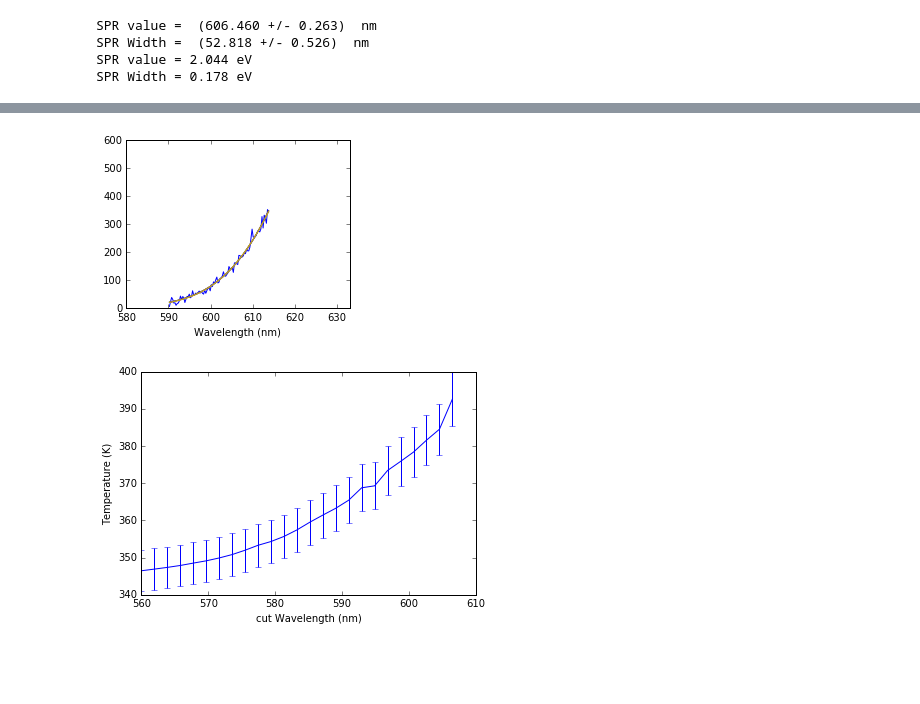
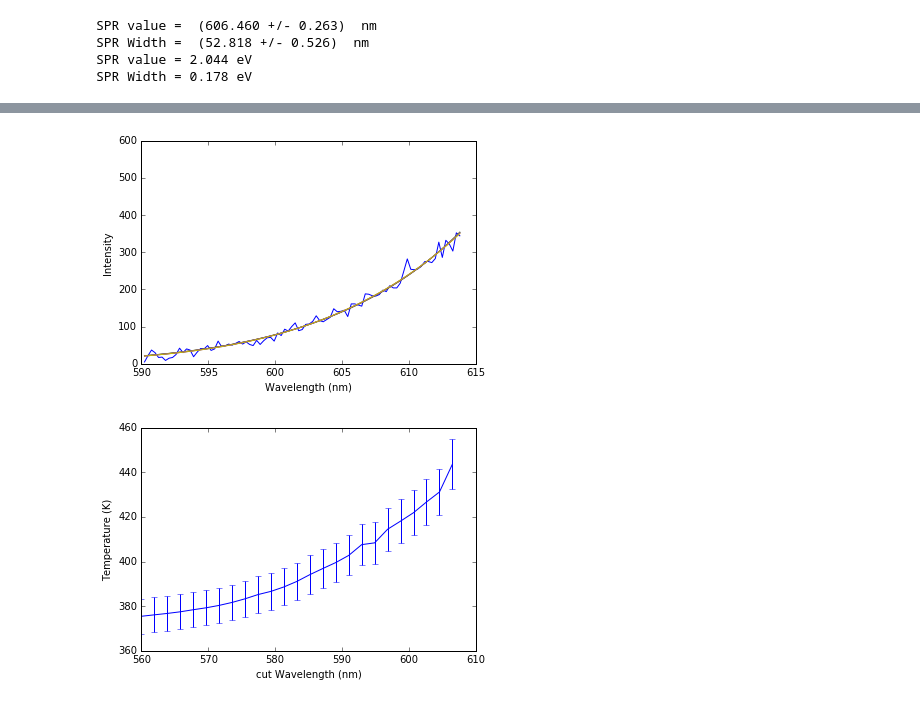
Before and after one commit to aquilesC/Anti-Stokes-Paper, a Jupyter notebook: Figures/Supplementary/09_Error_vs_Wavelength/Analyze_Errors_MC.ipynb, the cells around one changed output, grey strips where cells are left out. Cells and saved outputs as stored; diff of their text form; code cells hidden in the pictures; blank space fills up the shorter version.

```diff
--- a/Figures/Supplementary/09_Error_vs_Wavelength/Analyze_Errors_MC.ipynb
+++ b/Figures/Supplementary/09_Error_vs_Wavelength/Analyze_Errors_MC.ipynb
@@ -20,12 +20,7 @@ def lorentziana(xdata, C0, C1, C2, C3):
     return C0/((xdata - C1)**2 + C2) + C3
 
 def temp_fitting(xdata, T0, T1):
-    return lorentziana(xdata,P[0], P[1], P[2], P[3])*T0/np.exp((xdata-1.9586)/(k_boltz*T1)-1)
-
-
-def temp_fitting2(xdata, T0):
-    return lorentziana(xdata,P[0], P[1], P[2], P[3])/(np.exp((xdata-1.9586)/(k_boltz*T0))-1)
-
+    return lorentziana(xdata,P[0], P[1], P[2], P[3])*T0/(np.exp((xdata-1.9586)/(k_boltz*T1))-1)
 
 # Initial guess for the fit (found in the matlab files...)
 P = [  3.42368012e+05,   1239.8/6.06514423e+02,   1239.8/9.32145559e+02,    -1.87937746e+01]
@@ -133,8 +130,11 @@ SPR value = 0.180 eV
 [figure]
 # %%
-rr = np.logical_and(wavelength>590, wavelength<614)
-P =
-for s_633 in range(len(power_sp)):
-    to_fit = spec_633[:,s_633]-spec_633_bkg[:,s_633]
-    T[:,s_633], pcov = curve_fit(temp_fitting, 1239.8/wavelength[r], to_fit[r], [1, 300])
-    eT[:,s_633] = np.sqrt(np.diag(pcov))
+# rr = np.logical_and(wavelength>590, wavelength<614)
+# P = [p_ini[0],SPR,p_ini[1],0]
+# Tini = np.zeros((2,len(power_sp)))
+# eTini = np.zeros((2,len(power_sp)))
+
+# for s_633 in range(len(power_sp)):
+#     to_fit = spec_633[:,s_633]-spec_633_bkg[:,s_633]
+#     Tini[:,s_633], pcov_ini = curve_fit(temp_fitting, 1239.8/wavelength[rr], to_fit[rr], [1, 300])
+#     eTini[:,s_633] = np.sqrt(np.diag(pcov_ini))
@@ -217,27 +230,28 @@ for l_range in range(len(cut_wl)):
         eT[:,s_633,l_range] = np.sqrt(np.diag(pcov))
 #         T2[:,s_633,l_range], pcov = curve_fit(temp_fitting2, 1239.8/wavelength[r], to_fit[r], 300)
 # %%
-f2 = plt.figure(figsize=(4,3), dpi=600)
+f2 = plt.figure(figsize=(6,4), dpi=600)
 plt.plot(wavelength[r], spec_633[r,1]-spec_633_bkg[r,1])
 for l_range in range(0,len(cut_wl),5):
     P = popt[:,l_range]
     plt.plot(wavelength[r], temp_fitting(1239.8/wavelength[r],T[0,1,l_range],T[1,1,l_range]))
 
 plt.xlabel('Wavelength (nm)')
+plt.ylabel('Intensity')
 plt.ylim((0,600))
-plt.xlim((580,633))
+# plt.xlim((580,633))
 plt.show()
 
 f = plt.figure()
 plt.errorbar(cut_wl,T[1,1,:],eT[1,1,:])
 plt.xlabel('cut Wavelength (nm)')
 plt.ylabel('Temperature (K)')
 #plt.ylim((0,600))
 #plt.xlim((580,633))
 plt.show()
 # %% [output]
-[figure, old version]
+[figure, new version]
-[figure, old version]
+[figure, new version]
 # %%
 fig = plt.figure(figsize=(4,3), dpi=300)
 plt.plot(power_sp[:], T[1,:,:],'o')
```
Also changed, not shown: parts of 10 cells of this notebook, 3 other files.
